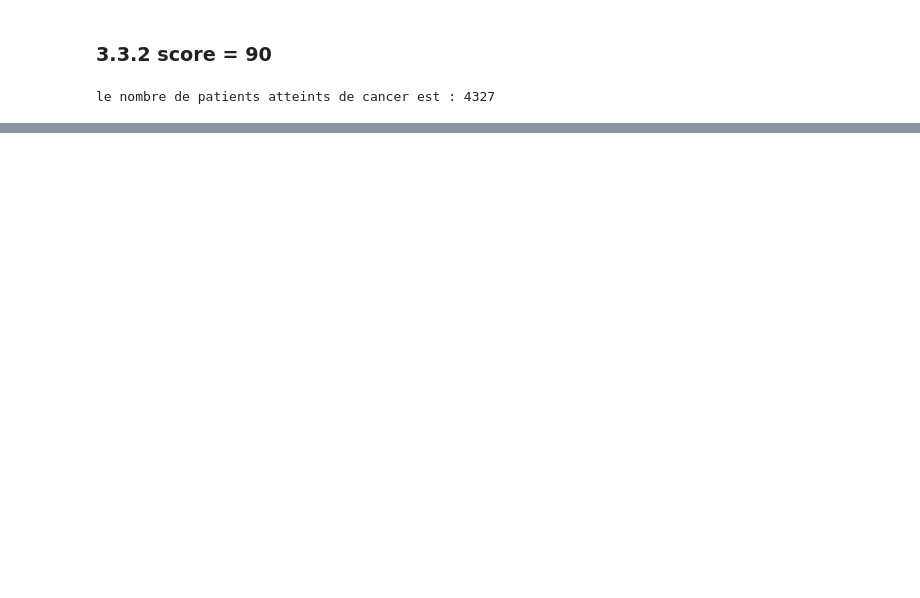
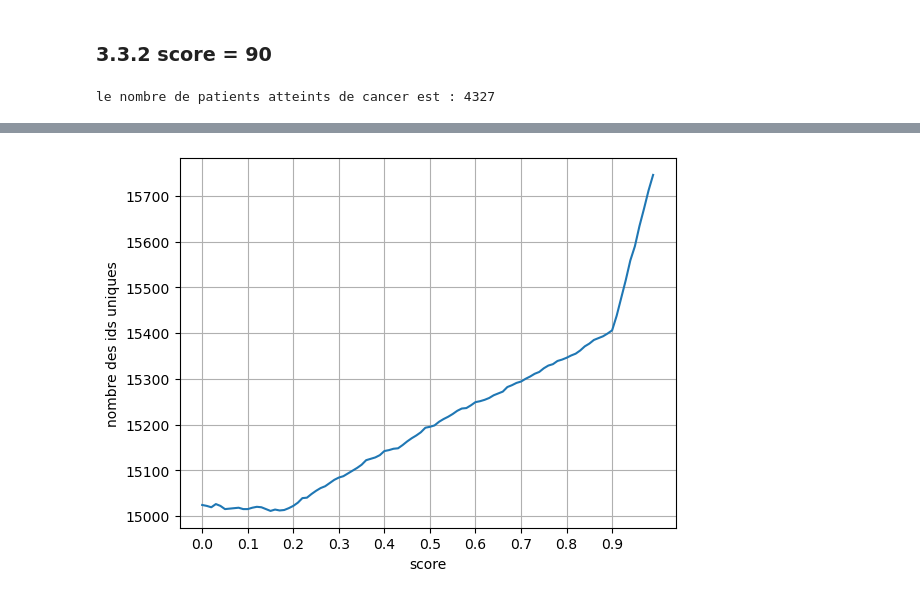
Before and after one commit to medazizbchir/EI, a Jupyter notebook: deduplication.ipynb, the cells around one changed output, grey strips where cells are left out. Cells and saved outputs as stored; diff of their text form; code cells hidden in the pictures; blank space fills up the shorter version.

```diff
--- a/deduplication.ipynb
+++ b/deduplication.ipynb
@@ -203,3 +203,21 @@ le nombre de patients atteints de cancer est : 4327
 hist_risk_factors(risk_factors, df_cancer_dedup_proba_90, df_person_dedup_proba_90, df_condition_dedup_proba_90, nbre_patients_cancer_dedup_proba_90)
 # %% [output]
 [figure]
+# %%
+def nombre_id_uniques(p):
+    df_person_dedup_proba_p = deduplicate_proba(df_person, df_dedup_proba, score=p)
+    return df_person_dedup_proba_p.unique_person_id.nunique()
+x,y=[],[]
+for p in range (100):
+    x.append(p/100)
+    y.append(nombre_id_uniques(p/100))
+
+plt.plot(x, y)
+plt.xlabel('score')
+plt.ylabel('nombre des ids uniques')
+plt.grid(True)
+plt.xticks(np.arange(0, 1, 0.1))
+
+plt.show()
+# %% [output]
+[figure, added]
```
Also changed, not shown: parts of 1 cell of this notebook, 1 other file.
